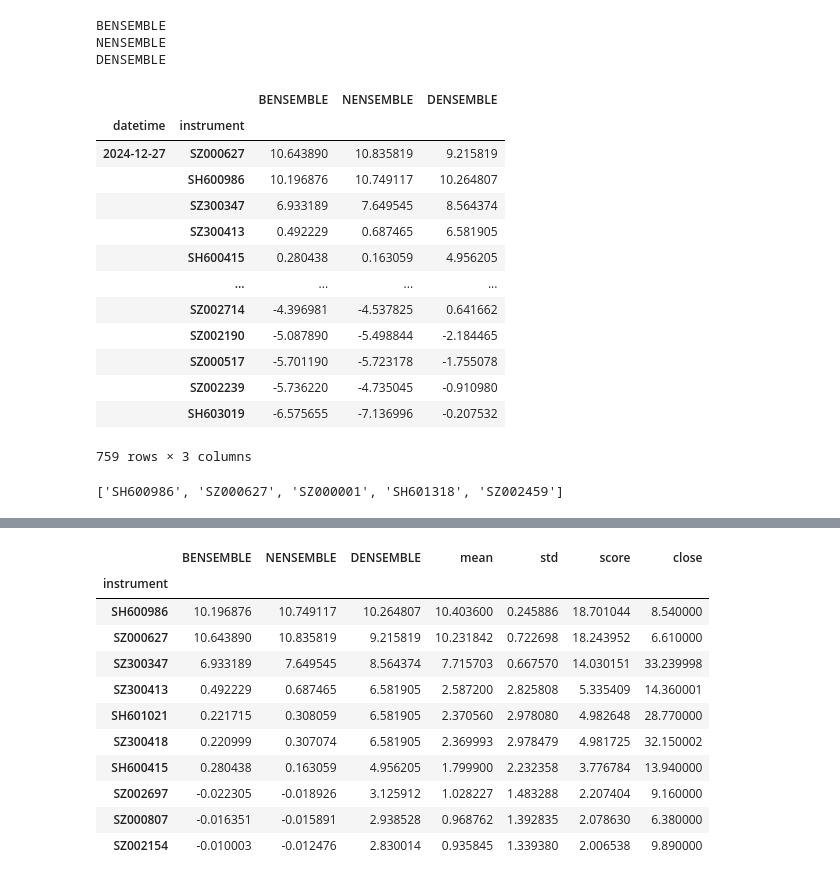
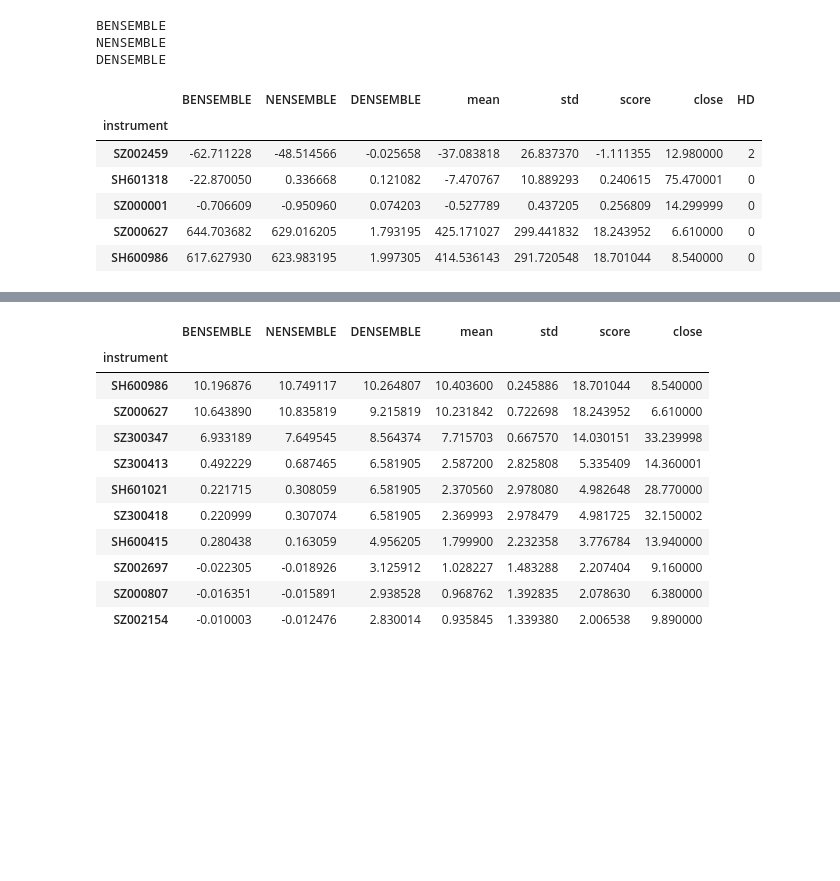
Before and after one commit to naiqili/private_trade, a Jupyter notebook: ensemble_private.ipynb, the cells around one changed output, grey strips where cells are left out. Cells and saved outputs as stored; diff of their text form; code cells hidden in the pictures; blank space fills up the shorter version.

```diff
--- a/ensemble_private.ipynb
+++ b/ensemble_private.ipynb
@@ -198,24 +198,3 @@ for model in name_lst:
 BENSEMBLE
 NENSEMBLE
 DENSEMBLE
-# %%
-pred_df = pd.concat(pred_lst, axis=1)
-
-# pred_df = pred_df.loc[:, ~pred_df.columns.duplicated()]
-_pred_df = pred_df = (pred_df) / pred_df.std()
-pred_df
-# %% [output]
-|  |  | BENSEMBLE | NENSEMBLE | DENSEMBLE |
-| datetime | instrument |  |  |  |
-| 2024-12-27 | SZ000627 | 10.643890 | 10.835819 | 9.215819 |
-|  | SH600986 | 10.196876 | 10.749117 | 10.264807 |
-|  | SZ300347 | 6.933189 | 7.649545 | 8.564374 |
-|  | SZ300413 | 0.492229 | 0.687465 | 6.581905 |
-|  | SH600415 | 0.280438 | 0.163059 | 4.956205 |
-|  | ... | ... | ... | ... |
-|  | SZ002714 | -4.396981 | -4.537825 | 0.641662 |
-|  | SZ002190 | -5.087890 | -5.498844 | -2.184465 |
-|  | SZ000517 | -5.701190 | -5.723178 | -1.755078 |
-|  | SZ002239 | -5.736220 | -4.735045 | -0.910980 |
-|  | SH603019 | -6.575655 | -7.136996 | -0.207532 |
-759 rows × 3 columns
@@ -228,12 +201,36 @@ pred_df['score'] = pd.concat([_pred_df[n]*info_win_dict5[n][0]/_pred_df[n].std()
 # %%
+pred_df = pd.concat(pred_lst, axis=1)
+
+# pred_df = pred_df.loc[:, ~pred_df.columns.duplicated()]
+_pred_df = pred_df
+
+
+pred_df['mean'] = _pred_df.mean(axis=1)
+pred_df['std'] = _pred_df.std(axis=1)
+pred_df['score'] = pd.concat([_pred_df[n]*info_win_dict5[n][0]/_pred_df[n].std() for n in name_lst], axis=1).sum(axis=1)
+# pred_df
 rank_df = pred_df.droplevel(0).sort_values(by='score', ascending=False)
 fields = ['$close/$factor']
 _df = D.features(rank_df.index.values, fields, start_time=TODAY, end_time=TODAY, freq='day')
 _df.columns = ['close']
 _df = _df.droplevel(1)
 rank_df = pd.concat([rank_df,_df],axis=1,join='inner')
 report_top = rank_df
+# hold_lst
+pos_rank = rank_df.sort_values(by='score', ascending=True)
+pos_rank = pos_rank[pos_rank.index.isin(hold_lst)]
+hd = [hold_day[s] for s in pos_rank.index.values]
+pos_rank['HD'] = hd
+report_pos = pos_rank
+color_lst = [n for n in report_pos.columns if n not in ['close', 'HD']]
+# color_lst
+raw_sty_report_pos = report_pos.style.background_gradient(cmap='Blues_r', subset=color_lst)
+raw_sty_report_pos
+# %% [output]
+|  | BENSEMBLE | NENSEMBLE | DENSEMBLE | mean | std | score | close | HD |
+| instrument |  |  |  |  |  |  |  |  |
+| SZ002459 | -62.711228 | -48.514566 | -0.025658 | -37.083818 | 26.837370 | -1.111355 | 12.980000 | 2 |
+| SH601318 | -22.870050 | 0.336668 | 0.121082 | -7.470767 | 10.889293 | 0.240615 | 75.470001 | 0 |
+| SZ000001 | -0.706609 | -0.950960 | 0.074203 | -0.527789 | 0.437205 | 0.256809 | 14.299999 | 0 |
+| SZ000627 | 644.703682 | 629.016205 | 1.793195 | 425.171027 | 299.441832 | 18.243952 | 6.610000 | 0 |
+| SH600986 | 617.627930 | 623.983195 | 1.997305 | 414.536143 | 291.720548 | 18.701044 | 8.540000 | 0 |
-# %%
-hold_lst
-# %% [output]
-['SH600986', 'SZ000627', 'SZ000001', 'SH601318', 'SZ002459']
```
Also changed, not shown: parts of 7 cells of this notebook, 9 other files.
